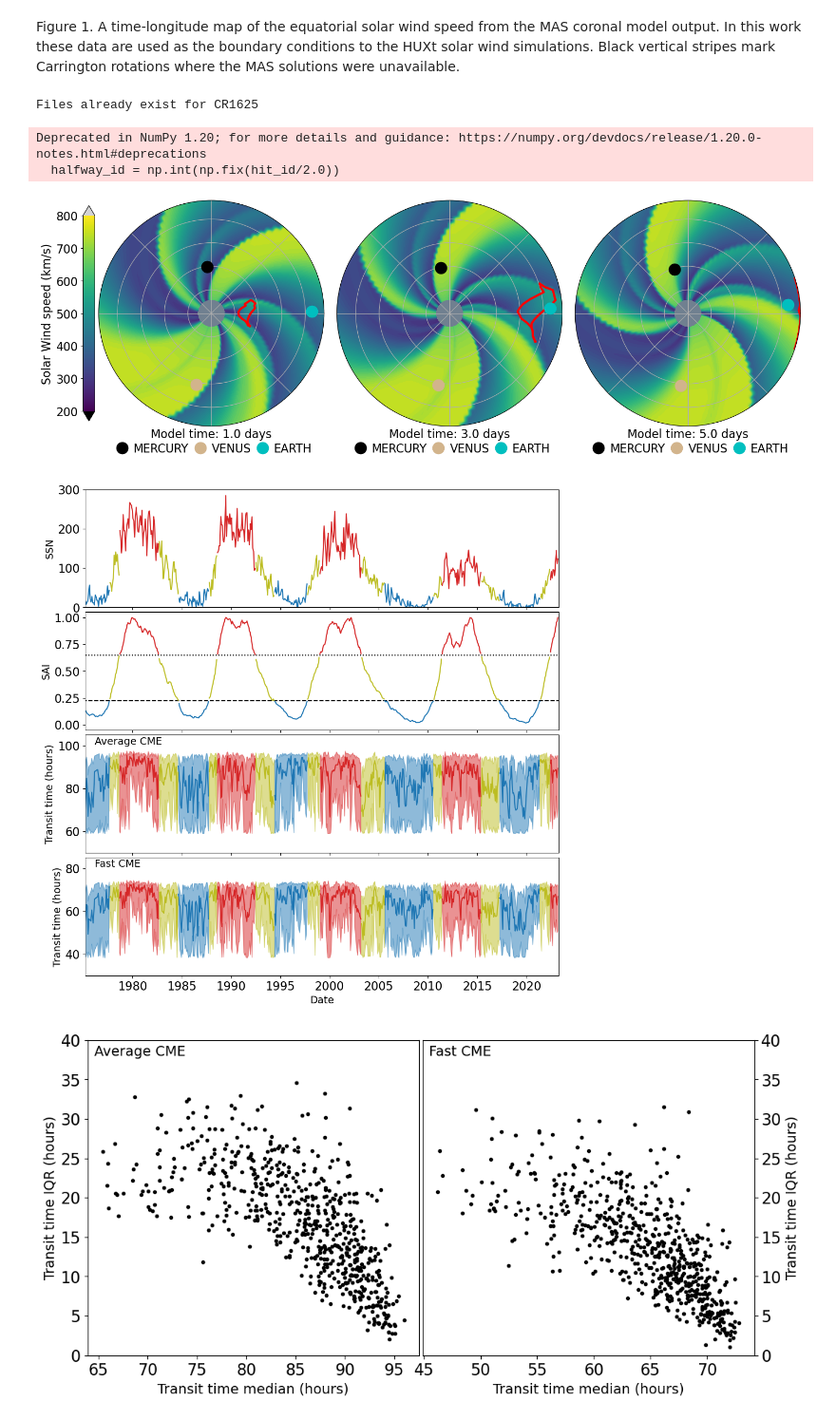
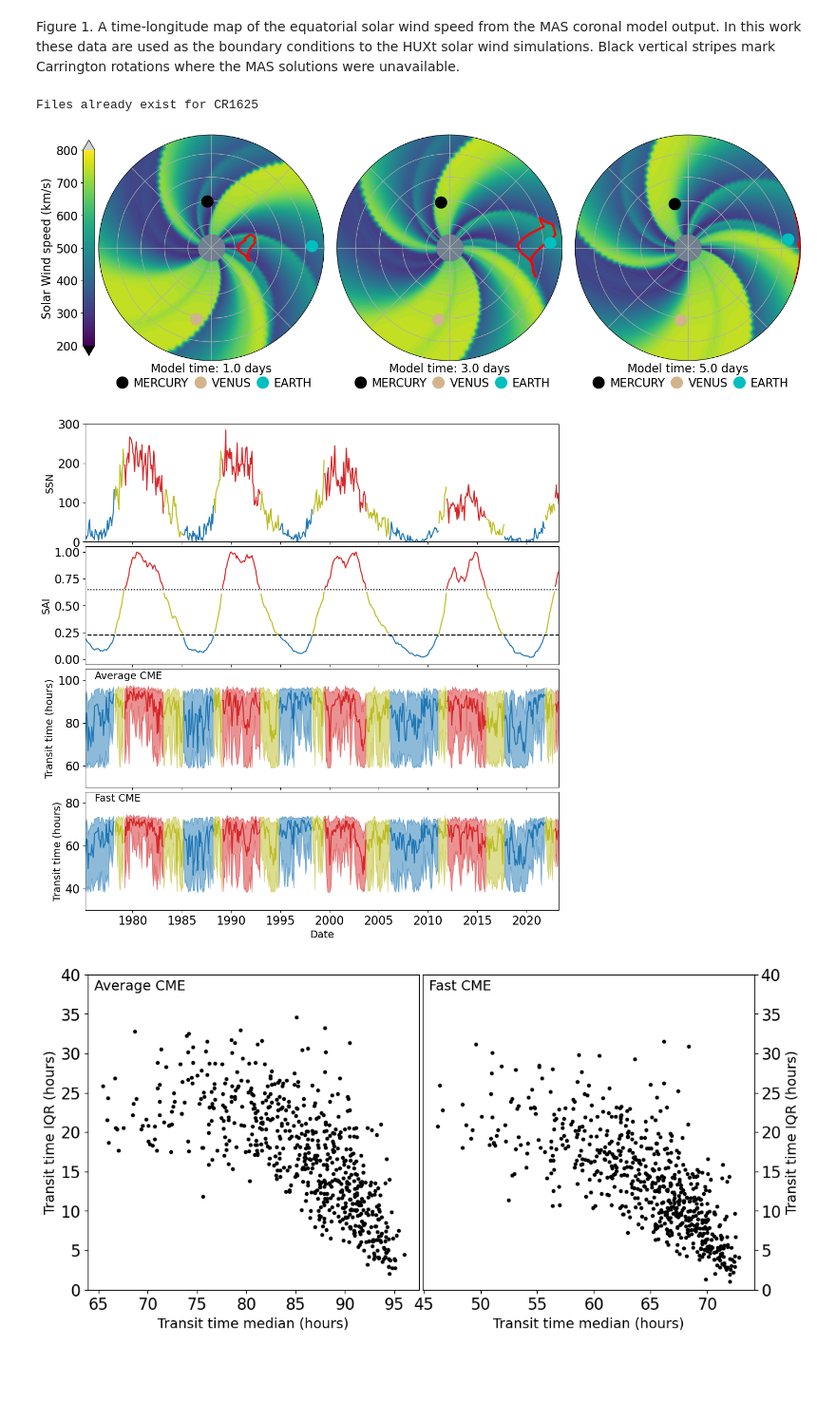
Before and after one commit to dechenlhamogyeltshen/CME_transit_variability, a Jupyter notebook: code/transit_time_analysis_old.ipynb, the cells around one changed output. Shown at 95% size. Saved outputs shown, nothing was run; the diff lists cells and outputs as text; code cells hidden in the pictures; blank space fills up the shorter version.

```diff
--- a/code/transit_time_analysis_old.ipynb
+++ b/code/transit_time_analysis_old.ipynb
@@ -236,7 +299,7 @@ def plot_huxt_example():
     cme = model.cmes[0]
     stats = cme.compute_arrival_at_body('Earth')
     hit_id = stats['hit_id']
-    halfway_id = np.int(np.fix(hit_id/2.0))
+    halfway_id = int(np.fix(hit_id/2.0))
 
     for a, time_out in zip(ax, [1*u.day, 3*u.day, 5*u.day]):
 
@@ -281,8 +344,6 @@ def plot_huxt_example():
 plot_huxt_example()
 # %% [output]
 Files already exist for CR1625
-Deprecated in NumPy 1.20; for more details and guidance: https://numpy.org/devdocs/release/1.20.0-notes.html#deprecations
-  halfway_id = np.int(np.fix(hit_id/2.0))
 [figure]
 # %%
 def load_reduced_transit_data():
@@ -294,7 +355,7 @@ def load_reduced_transit_data():
     cme_fst: Pandas dataframe of transit time statistics and solar activity measures for the fast CME scenario
     """
 
-    data_path = "/Users/dven/repos/CME_transit_climatology_new/data/output/CME_transit_data.hdf5"
+    data_path = "/Users/dven/repos/CME_transit_climatology_new/data/output/old/CME_transit_data.hdf5"
     data = h5py.File(data_path, 'r')
 
     cr_keys = data.keys()
@@ -409,36 +470,36 @@ def solar_activity_and_transients_time_series():
             cme_dup[np.logical_not(id_sub)] = np.NaN
 
             a.plot(cme_dup['datetime'], cme_dup['avg'], '-', color=col, zorder=2)
             a.fill_between(cme_dup['datetime'], cme_dup['q1'], cme_dup['q9'], color=col, alpha=0.5, zorder=1)
 
         a.text(0.02, 0.92, label, transform=a.transAxes, fontsize=14)
 
     for a in ax:
         a.set_xlim(cme_avg['datetime'].min(), cme_avg['datetime'].max())
 
     for a in ax[:-1]:
         a.set_xticklabels([])
 
     ax[0].set_ylim(0,300)
     ax[2].set_ylim(50,105)
     ax[3].set_ylim(30,85)
 
     ax[-1].set_xlabel('Date', fontsize=14)
     ax[0].set_ylabel('SSN', fontsize=14)
     ax[1].set_ylabel('SAI', fontsize=14)
     ax[2].set_ylabel('Transit time (hours)', fontsize=14)
     ax[3].set_ylabel('Transit time (hours)', fontsize=14)
 
     fig.subplots_adjust(left=0.085, bottom=0.06, right=0.99, top=0.99, hspace=0.04)
-    fig_name = "/Users/dven/repos/CME_transit_climatology_new/figures/ssn_sai_cme_timeseries.pdf"
+    fig_name = "/Users/dven/repos/CME_transit_climatology_new/figures/old/ssn_sai_cme_timeseries.pdf"
     fig.savefig(fig_name)
-    fig_name = "/Users/dven/repos/CME_transit_climatology_new/figures/ssn_sai_cme_timeseries.png"
+    fig_name = "/Users/dven/repos/CME_transit_climatology_new/figures/old/ssn_sai_cme_timeseries.png"
     fig.savefig(fig_name)
     return
 
 solar_activity_and_transients_time_series()
 # %% [output]
-[figure, old version]
+[figure, new version]
 # %%
 def transit_median_iqr_scatter():
     """
```
Also changed, not shown: parts of 3 cells of this notebook, 5 other files.
